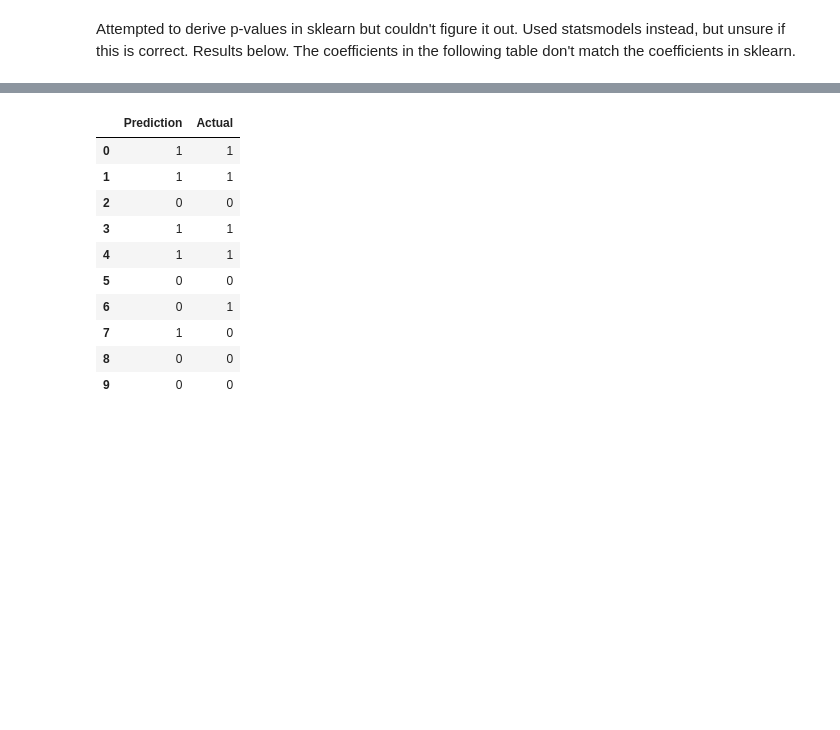
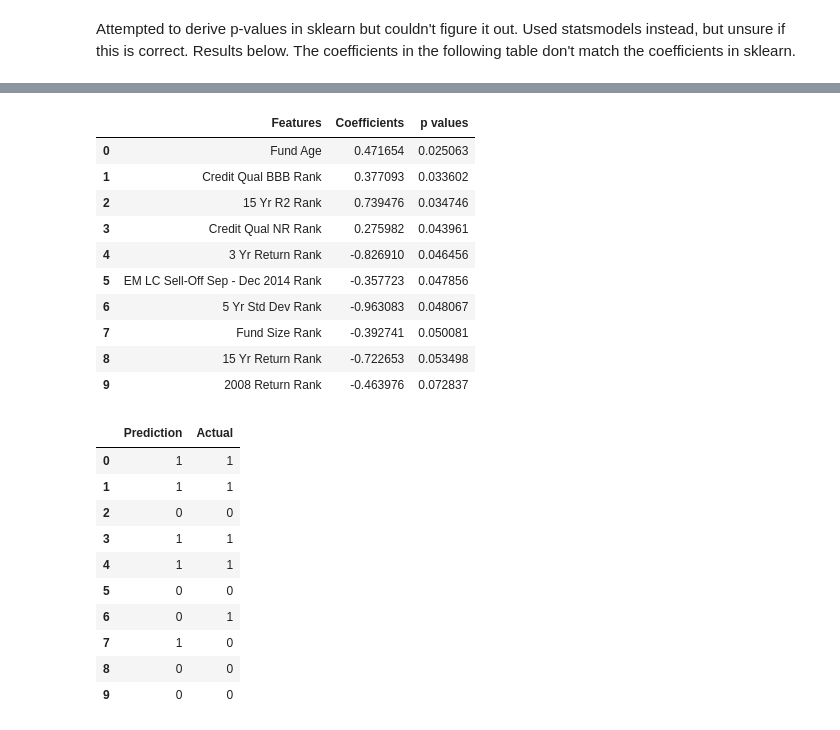
Before and after one commit to mimisjo/project3_fund_ratings, a Jupyter notebook: logistic_regression.ipynb, the cells around one changed output, grey strips where cells are left out. Saved outputs shown, nothing was run; the diff lists cells and outputs as text; code cells hidden in the pictures; blank space fills up the shorter version.

```diff
--- a/logistic_regression.ipynb
+++ b/logistic_regression.ipynb
@@ -72,10 +73,9 @@ sklearn.
 # %%
 import statsmodels.api as sm
 
-X2 = sm.add_constant(X_train)
-est = sm.OLS(y_train, X_train)
-est2 = est.fit()
-print(est2.summary())
+lr_sm = sm.OLS(y_train, X_train)
+lr_sm_model = lr_sm.fit()
+print(lr_sm_model.summary())
 # %% [output]
                             OLS Regression Results
 ==============================================================================
@@ -94,6 +94,27 @@ Covariance Type:            nonrobust
 
 Warnings:
 [1] Standard Errors assume that the covariance matrix of the errors is correctly specified.
+# %%
+pvals = lr_sm_model.pvalues
+coef = lr_sm_model.params
+lr_eval = pd.DataFrame({"Features": feature_names,
+                       "Coefficients": coef,
+                       "p values": pvals})
+lr_eval_sorted = lr_eval.sort_values('p values').reset_index()
+lr_eval_clean = lr_eval_sorted.drop(["index"], axis=1)
+lr_eval_clean.head(10)
+# %% [output]
+|  | Features | Coefficients | p values |
+| 0 | Fund Age | 0.471654 | 0.025063 |
+| 1 | Credit Qual BBB Rank | 0.377093 | 0.033602 |
+| 2 | 15 Yr R2 Rank | 0.739476 | 0.034746 |
+| 3 | Credit Qual NR Rank | 0.275982 | 0.043961 |
+| 4 | 3 Yr Return Rank | -0.826910 | 0.046456 |
+| 5 | EM LC Sell-Off Sep - Dec 2014 Rank | -0.357723 | 0.047856 |
+| 6 | 5 Yr Std Dev Rank | -0.963083 | 0.048067 |
+| 7 | Fund Size Rank | -0.392741 | 0.050081 |
+| 8 | 15 Yr Return Rank | -0.722653 | 0.053498 |
+| 9 | 2008 Return Rank | -0.463976 | 0.072837 |
 # %%
 # Predict
 predictions = lr_model.predict(X_test)
```
Also changed, not shown: parts of 3 cells of this notebook, 1 other file.
